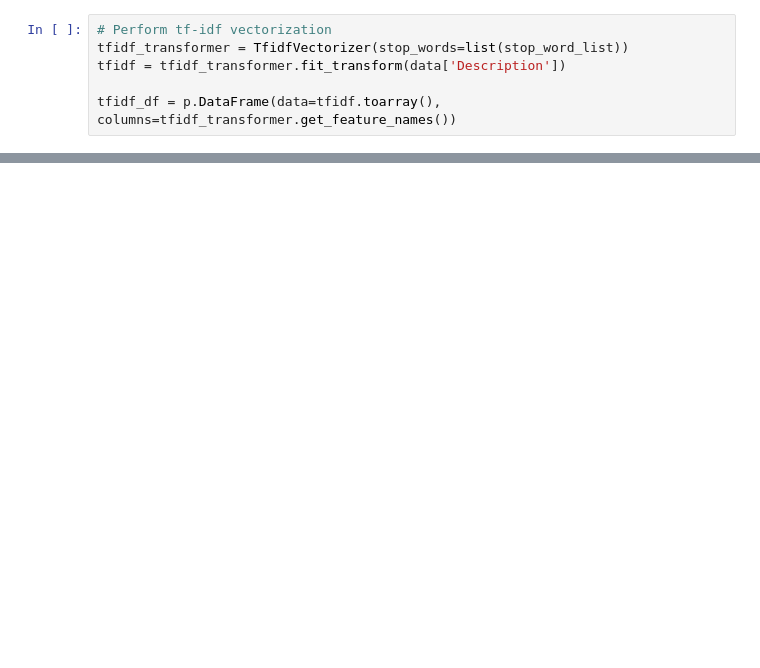
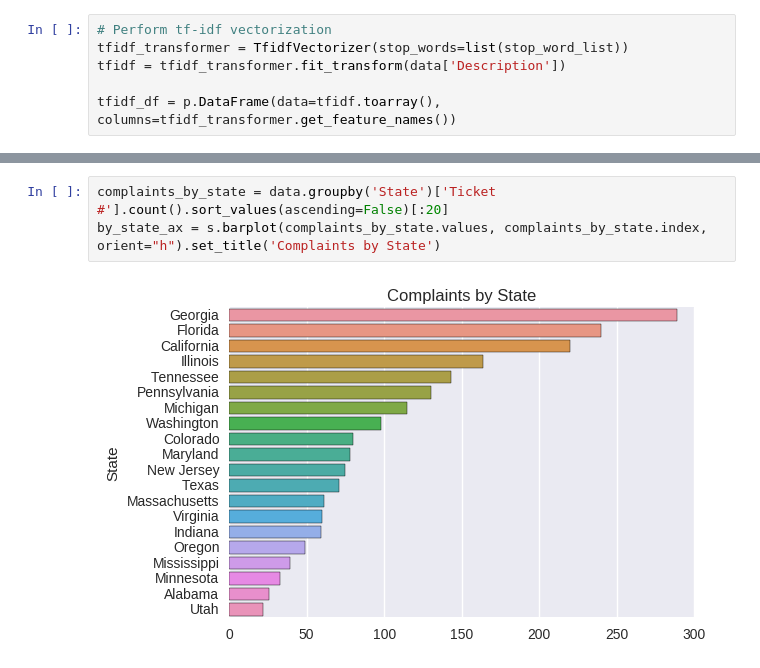
Before and after one commit to Regum/MLP-Appel-Hawkins, a Jupyter notebook: lab2/Lab02.ipynb, the cells around one changed output, grey strips where cells are left out. Drawn from its saved outputs; the diff is of its cells as text; blank space fills up the shorter version.

```diff
--- a/lab2/Lab02.ipynb
+++ b/lab2/Lab02.ipynb
@@ -71,0 +88,5 @@ For the most part, the remaining terms in the top ten are from complaints about
+# %%
+complaints_by_state = data.groupby('State')['Ticket #'].count().sort_values(ascending=False)[:20]
+by_state_ax = s.barplot(complaints_by_state.values, complaints_by_state.index, orient="h").set_title('Complaints by State')
+# %% [output]
+[figure, added]
```
Also changed, not shown: parts of 13 cells of this notebook.
